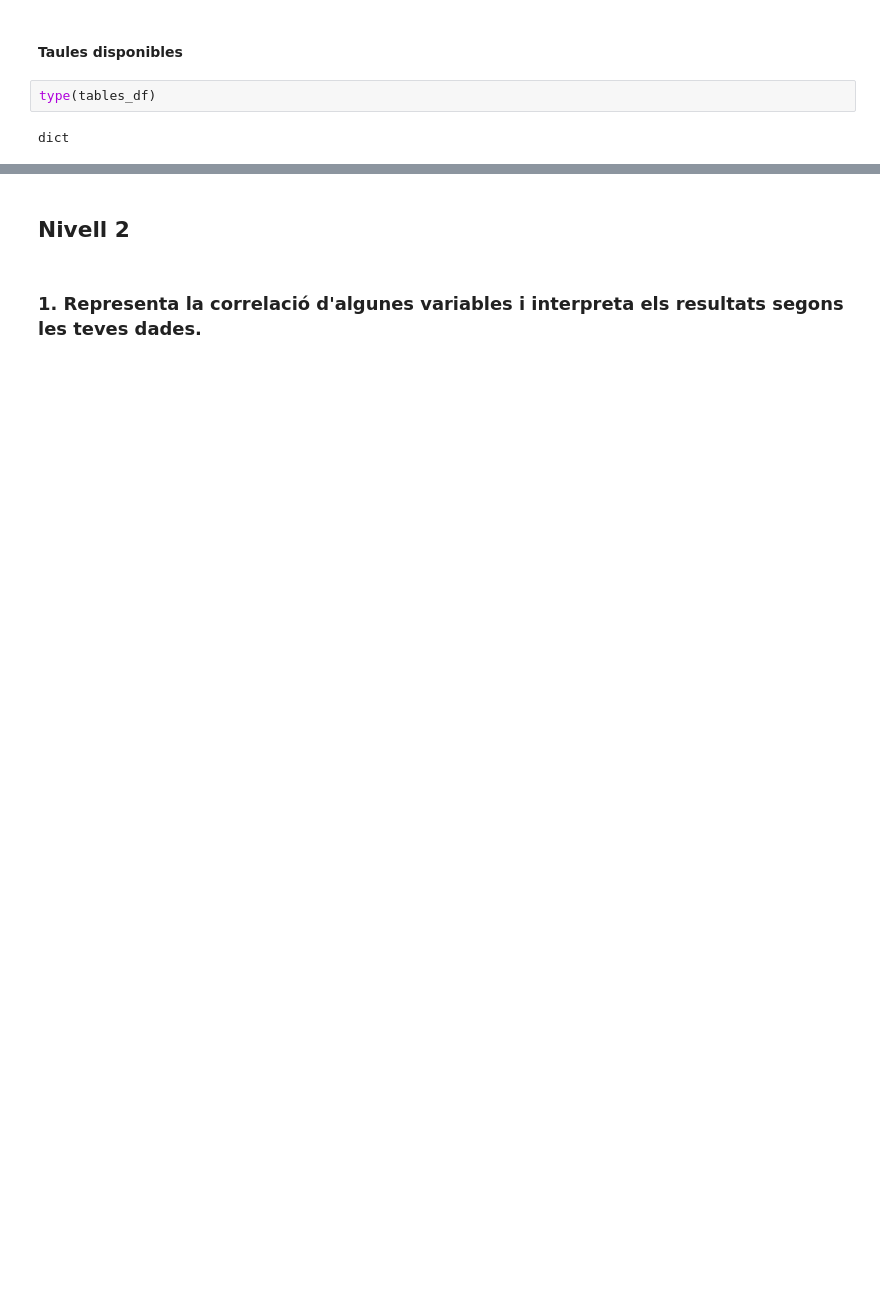
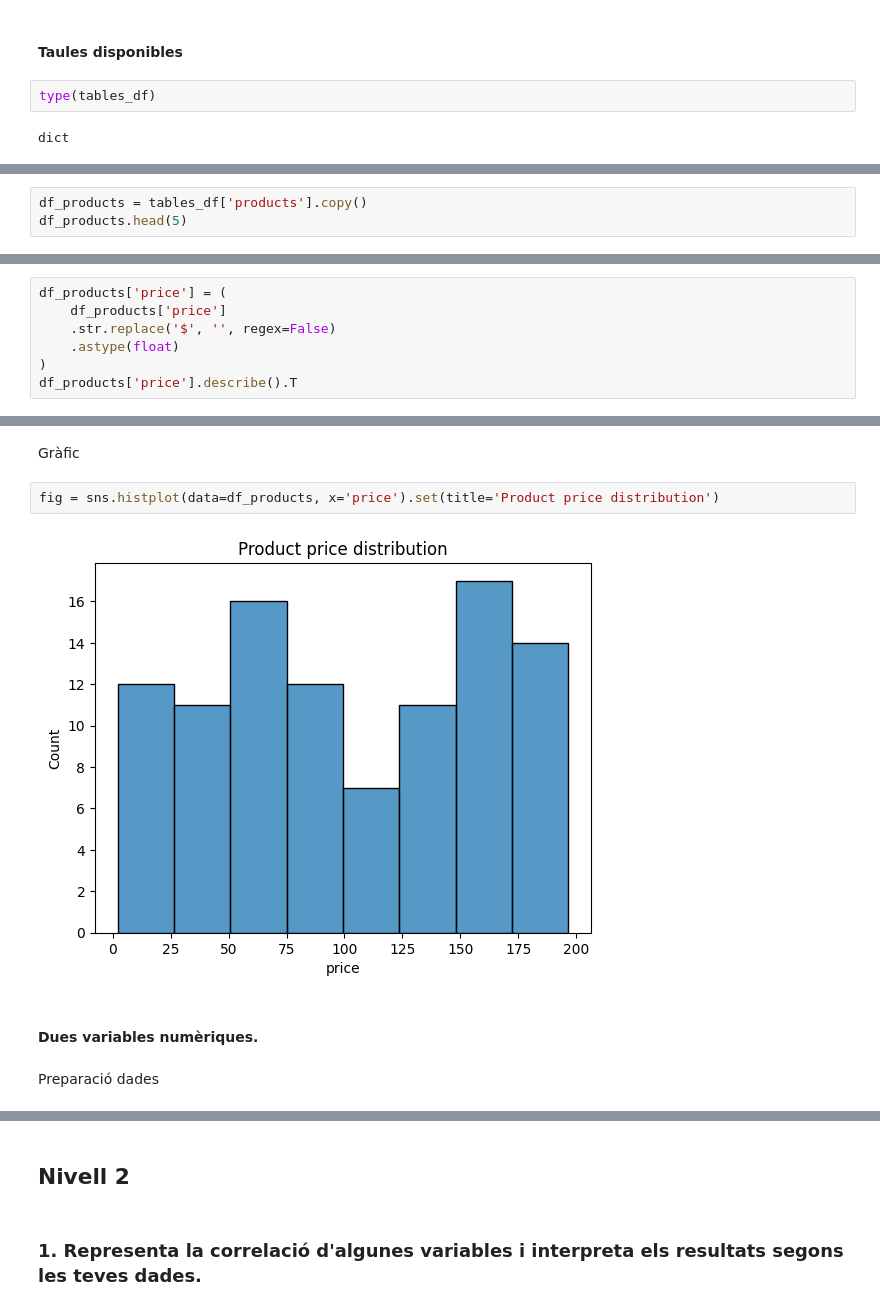
Before and after one commit to sabispb/it-academy-data-analytics, a Jupyter notebook: Sprint11/S11_PlanasBonell_Sabina.ipynb, the cells around one changed output, grey strips where cells are left out. Cells and saved outputs as stored; diff of their text form; blank space fills up the shorter version.

```diff
--- a/Sprint11/S11_PlanasBonell_Sabina.ipynb
+++ b/Sprint11/S11_PlanasBonell_Sabina.ipynb
@@ -245,0 +229,3 @@ df = pd.DataFrame(data, columns=columns)
+# %%
+df_products = tables_df['products'].copy()
+df_products.head(5)
@@ -245,0 +247,7 @@ df = pd.DataFrame(data, columns=columns)
+# %%
+df_products['price'] = (
+    df_products['price']
+    .str.replace('$', '', regex=False)
+    .astype(float)
+)
+df_products['price'].describe().T
@@ -245,0 +264,10 @@ df = pd.DataFrame(data, columns=columns)
+# %% [markdown]
+Gràfic
+# %%
+fig = sns.histplot(data=df_products, x='price').set(title='Product price distribution')
+# %% [output]
+[figure, added]
+# %% [markdown]
+#### Dues variables numèriques.
+# %% [markdown]
+Preparació dades
```
Also changed, not shown: parts of 66 cells of this notebook.
